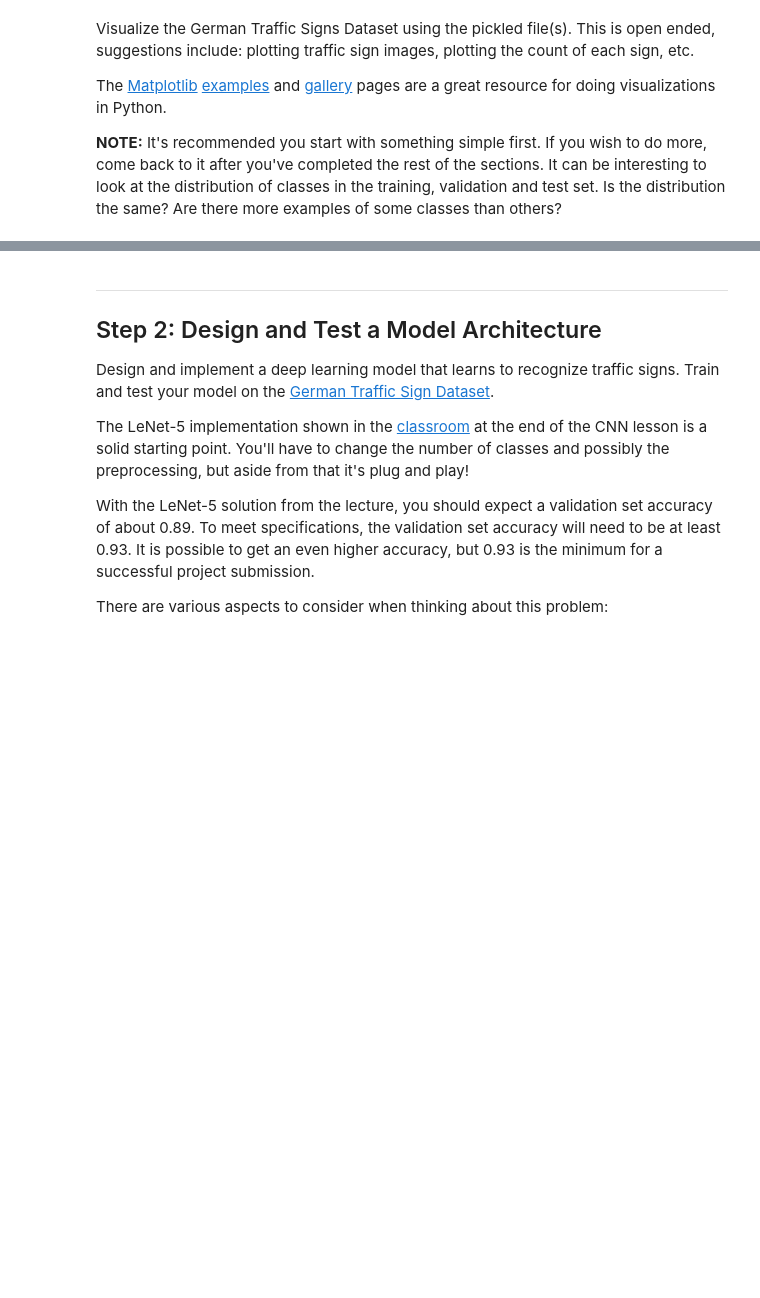
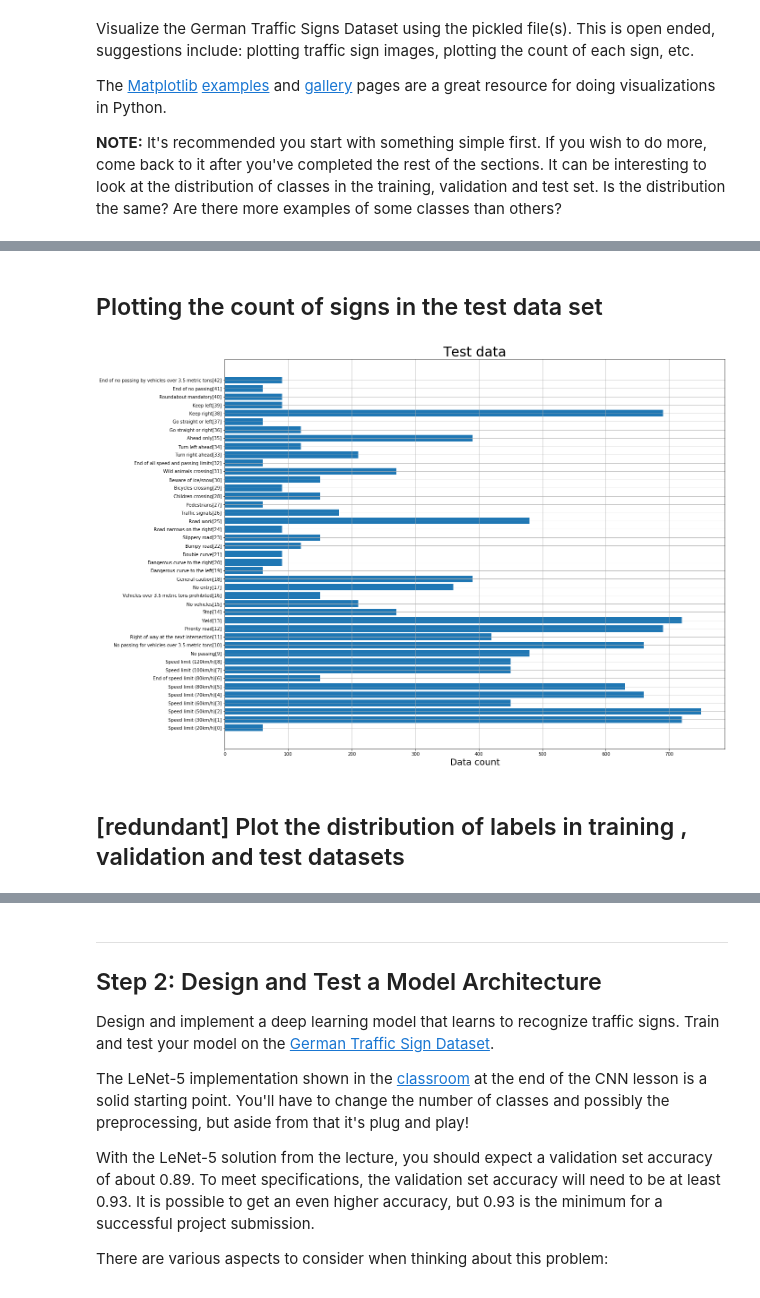
Before and after one commit to thm2kor/Udacity-CarND-Traffic-Sign-Classifier, a Jupyter notebook: Traffic_Sign_Classifier.ipynb, the cells around one changed output, grey strips where cells are left out. Cells and saved outputs as stored; diff of their text form; code cells hidden in the pictures; blank space fills up the shorter version.

```diff
--- a/Traffic_Sign_Classifier.ipynb
+++ b/Traffic_Sign_Classifier.ipynb
@@ -150,0 +173,8 @@ explorative_data_analyis(X_train, y_train, X_valid, y_valid, X_test, y_test)
+# %% [markdown]
+## Plotting the count of signs in the test data set
+# %%
+draw_horz_plot(labels, y_test, 'Test data')
+# %% [output]
+[figure, added]
+# %% [markdown]
+## [redundant] Plot the distribution of labels in training , validation and test datasets
```
Also changed, not shown: parts of 9 cells of this notebook.
